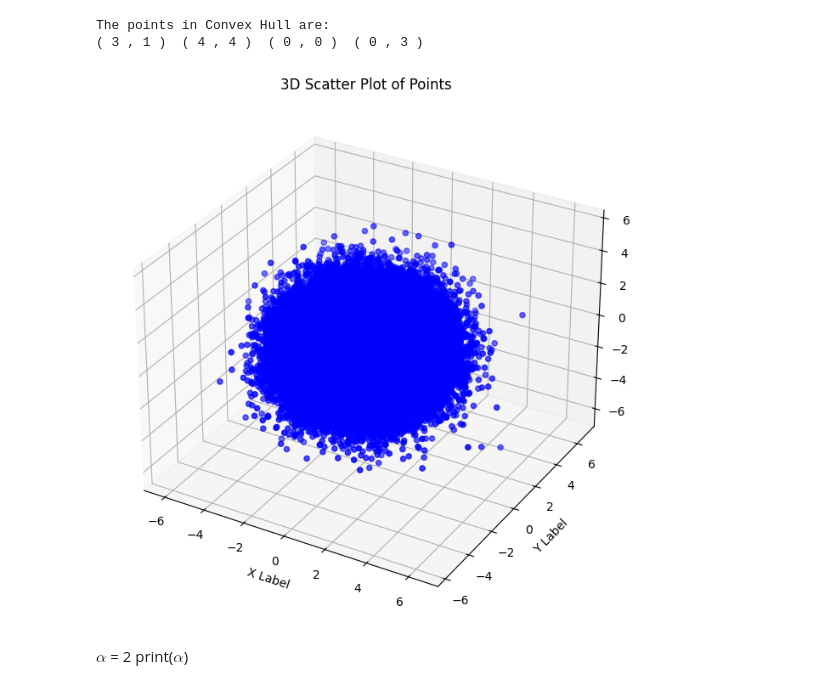
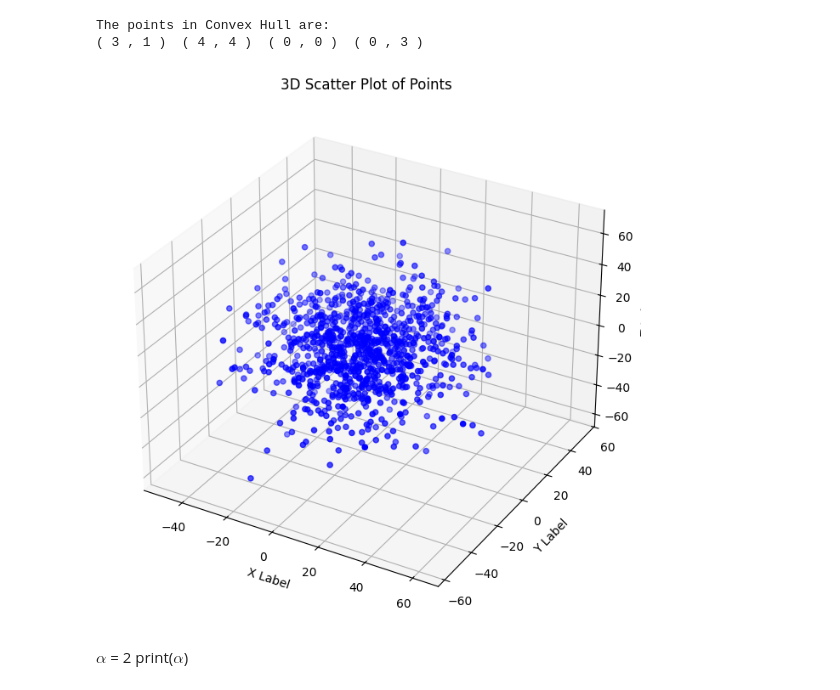
Before and after one commit to ninjaz39/wos_path_planning, a Jupyter notebook: main.ipynb, the cells around one changed output. Drawn from its saved outputs; the diff is of its cells as text; code cells hidden in the pictures.

```diff
--- a/main.ipynb
+++ b/main.ipynb
@@ -903,36 +959,42 @@ The points in Convex Hull are:
 # %%
 import matplotlib.pyplot as plt
 import numpy as np
+def sample_sphere(DIM, r, center):
+    """Sample a random point on the surface of a sphere."""
+    vec = np.random.normal(0, 1, DIM)
+    vec = np.sum(vec**2)**0.5
+    vec = vec / np.linalg.norm(vec)  # Normalize to lie on the unit sphere
+    return np.round(center + r * vec, decimals=1)
 
 # 1. Prepare your data (example: random points)
 # Generate 100 random points for x, y, and z
 DIM = 3
 r = 1000
 
-n = 100000
-data = np.array([np.random.normal(0, 1, DIM + 2) for _ in range(n)])
+n = 1000
+data = np.array([np.random.normal(0, 1, DIM) for _ in range(n)])
 norm = np.sum(data**2)**0.5
 data = data / norm  # Normalize to lie on the unit sphere
-data = data[:, :DIM] * r  # Take only the first DIM dimensions
+data = data * r  # Take only the first DIM dimensions
 data = data.T  # Transpose to get each dimension as a separate array
 
 # 2. Create a figure and 3D axes
 fig = plt.figure(figsize=(10, 8))
 ax = fig.add_subplot(111, projection='3d') # '111' means 1 row, 1 column, 1st subplot
 
 # 3. Plot the points
 ax.scatter(data[0], data[1], data[2], c='b', marker='o') # 'c' for color, 'marker' for point style
 
 # 4. Add labels and title
 ax.set_xlabel('X Label')
 ax.set_ylabel('Y Label')
 ax.set_zlabel('Z Label')
 ax.set_title('3D Scatter Plot of Points')
 
 # 5. Display the plot
 plt.show()
 # %% [output]
-[figure, old version]
+[figure, new version]
 # %% [markdown]
 $\alpha$ = 2
 print($\alpha$)
```
Also changed, not shown: parts of 6 cells of this notebook.
